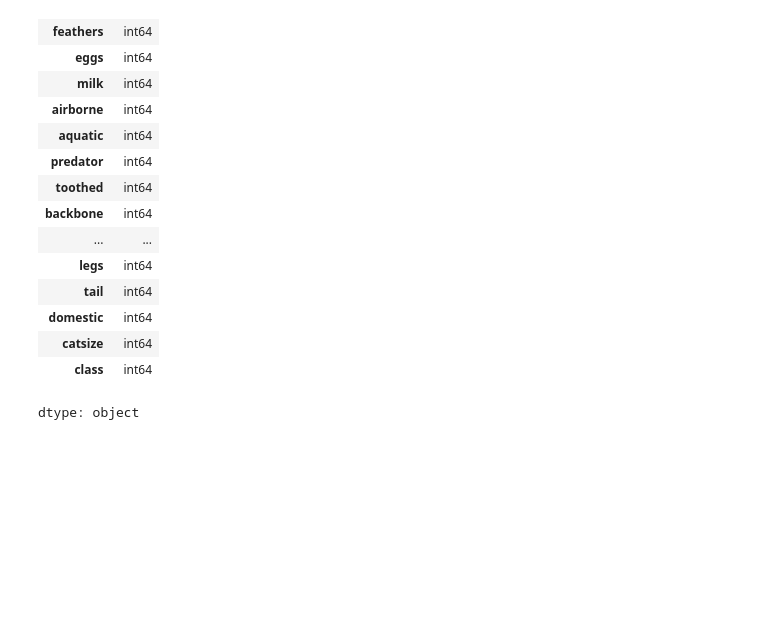
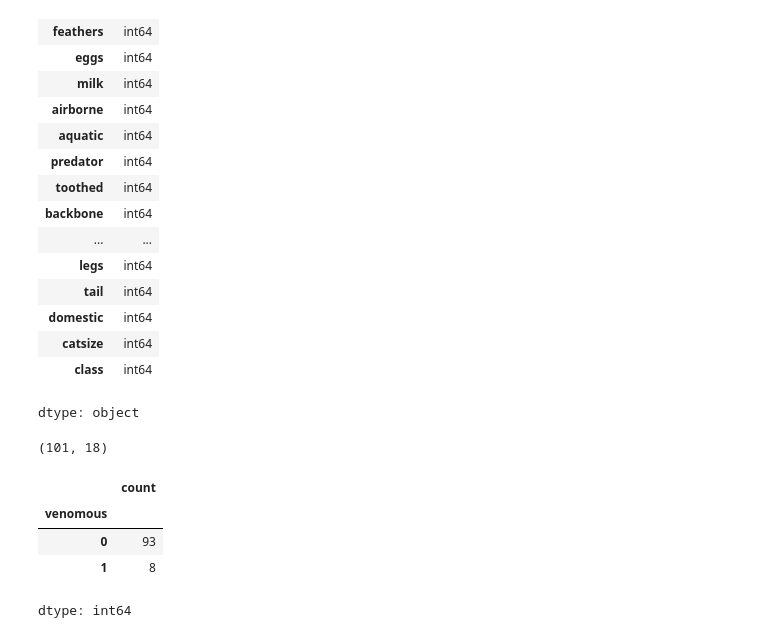
Before and after one commit to joellezamperini/scratchpad, a Jupyter notebook: nb_2026_01_05.ipynb, the cells around one changed output. Cells and saved outputs as stored; diff of their text form; code cells hidden in the pictures; blank space fills up the shorter version.

```diff
--- a/nb_2026_01_05.ipynb
+++ b/nb_2026_01_05.ipynb
@@ -72,3 +81,15 @@ df.dtypes
 | catsize | int64 |
 | class | int64 |
 dtype: object
+# %%
+df.shape
+# %% [output]
+(101, 18)
+# %%
+df['venomous'].value_counts()
+# %% [output]
+|  | count |
+| venomous |  |
+| 0 | 93 |
+| 1 | 8 |
+dtype: int64
```
Also changed, not shown: parts of 4 cells of this notebook.
